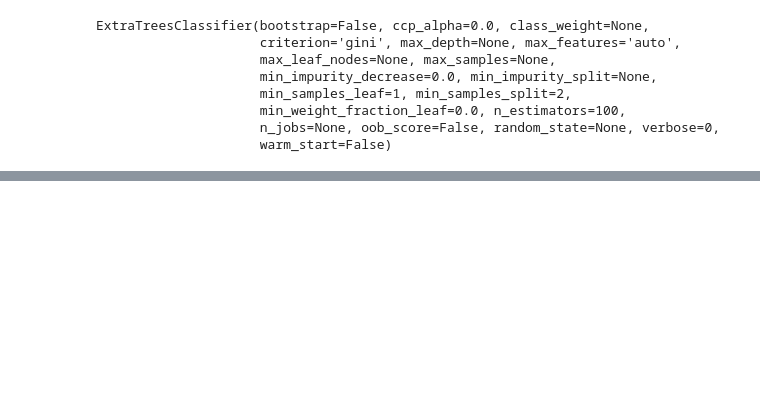
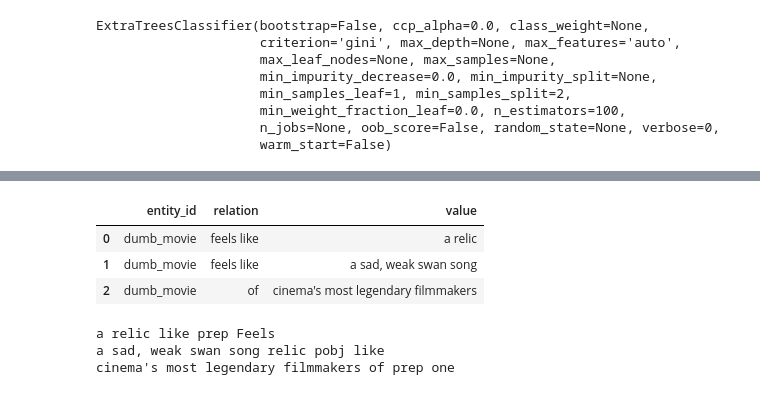
Before and after one commit to tomkpace/blue-ribbon, a Jupyter notebook: sandbox.ipynb, the cells around one changed output, grey strips where cells are left out. Drawn from its saved outputs; the diff is of its cells as text; code cells hidden in the pictures; blank space fills up the shorter version.

```diff
--- a/sandbox.ipynb
+++ b/sandbox.ipynb
@@ -188,3 +112,10 @@ ExtraTreesClassifier(bootstrap=False, ccp_alpha=0.0, class_weight=None,
                      min_weight_fraction_leaf=0.0, n_estimators=100,
                      n_jobs=None, oob_score=False, random_state=None, verbose=0,
                      warm_start=False)
+# %%
+review_df = pd.read_csv("data/review_df.csv")
+# %%
+i = np.random.randint(1, len(review_df))
+text = review_df.iloc[i]["text"]
+entity_id = review_df.iloc[i]["entity_id"]
+print(text)
@@ -190,0 +317,10 @@ ExtraTreesClassifier(bootstrap=False, ccp_alpha=0.0, class_weight=None,
+# %%
+i = np.random.randint(1, len(review_df))
+entity_id = review_df.iloc[i]["entity_id"]
+doc = nlp(review_df.iloc[i]["text"])
+nounchunks = NounChunks(doc)
+relations_df = nounchunks.generate_relations(entity_id)
+print(i)
+print(doc.text)
+print(relations_df)
+# 808526
@@ -190,0 +369,16 @@ ExtraTreesClassifier(bootstrap=False, ccp_alpha=0.0, class_weight=None,
+# %%
+n = NounChunks(doc)
+# %%
+n.generate_relations("dumb_movie")
+# %% [output]
+|  | entity_id | relation | value |
+| 0 | dumb_movie | feels like | a relic |
+| 1 | dumb_movie | feels like | a sad, weak swan song |
+| 2 | dumb_movie | of | cinema's most legendary filmmakers |
+# %%
+for n in doc.noun_chunks:
+    print(n.text, n.root.head.text, n.root.head.dep_, n.root.head.head.text)
+# %% [output]
+a relic like prep Feels
+a sad, weak swan song relic pobj like
+cinema's most legendary filmmakers of prep one
```
Also changed, not shown: parts of 21 cells of this notebook, 3 other files.
